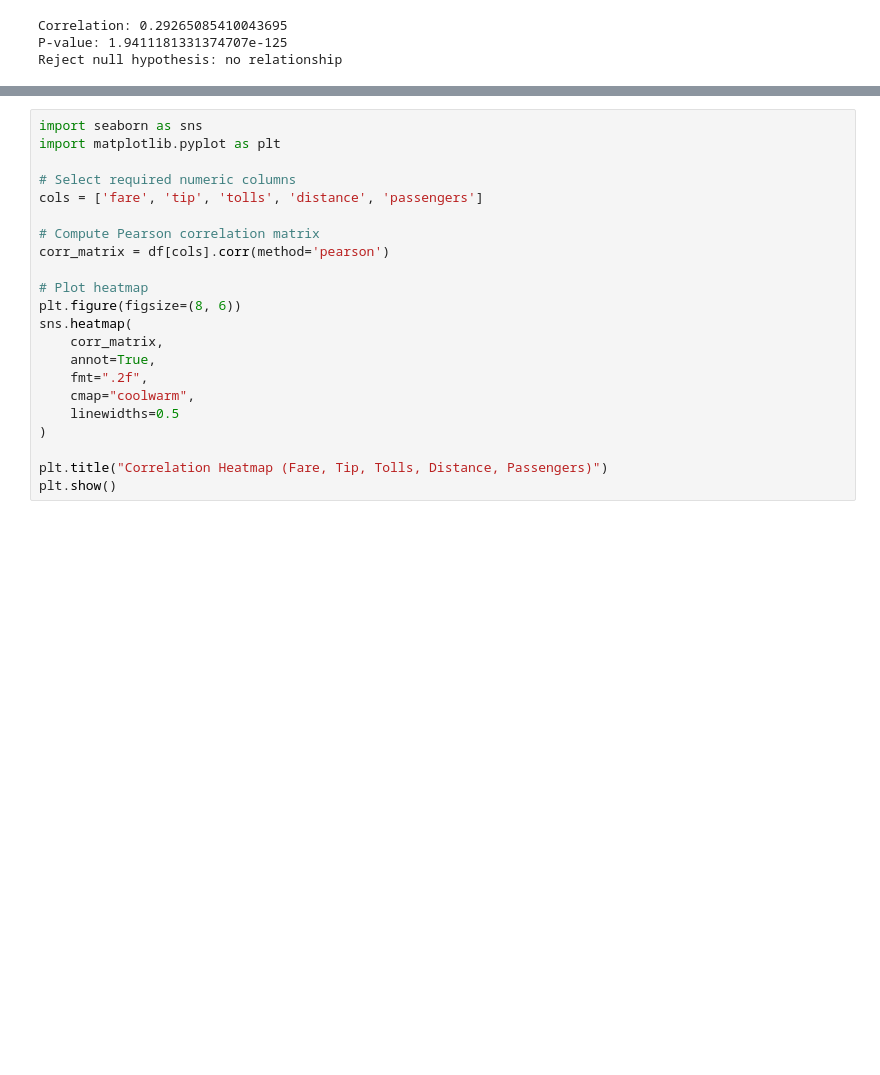
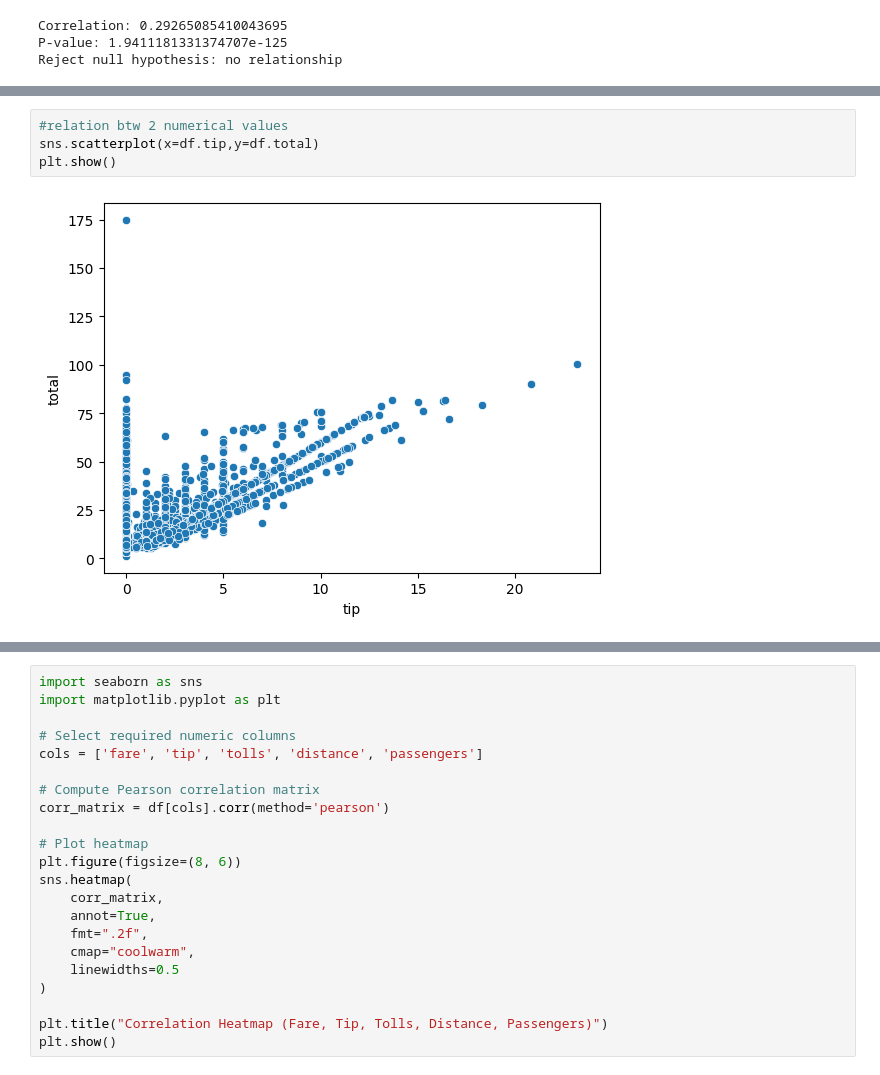
Before and after one commit to Jagruthireddie/machine_learning1, a Jupyter notebook: Untitled7.ipynb, the cells around one changed output, grey strips where cells are left out. Cells and saved outputs as stored; diff of their text form; blank space fills up the shorter version.

```diff
--- a/Untitled7.ipynb
+++ b/Untitled7.ipynb
@@ -570,0 +659,6 @@ Reject null hypothesis: no relationship
+# %%
+#relation btw 2 numerical values
+sns.scatterplot(x=df.tip,y=df.total)
+plt.show()
+# %% [output]
+[figure, added]
```
Also changed, not shown: parts of 16 cells of this notebook.
